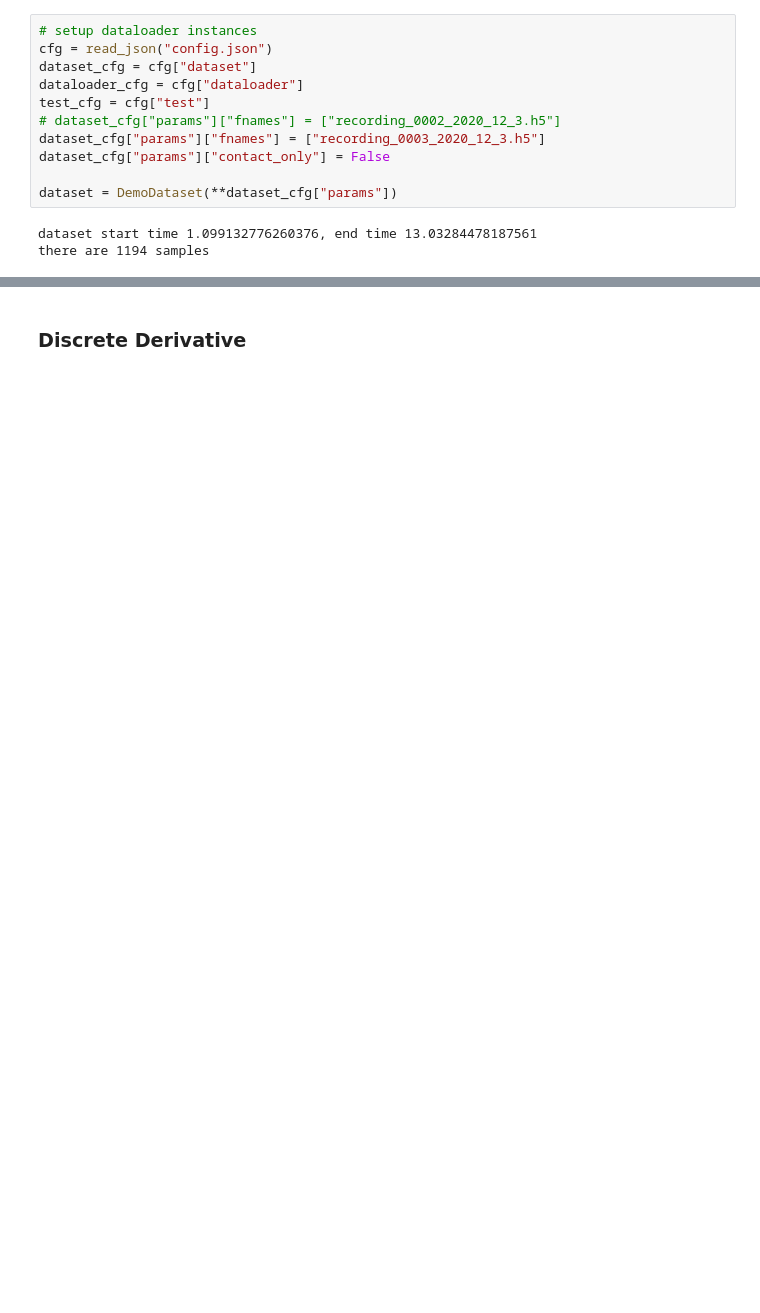
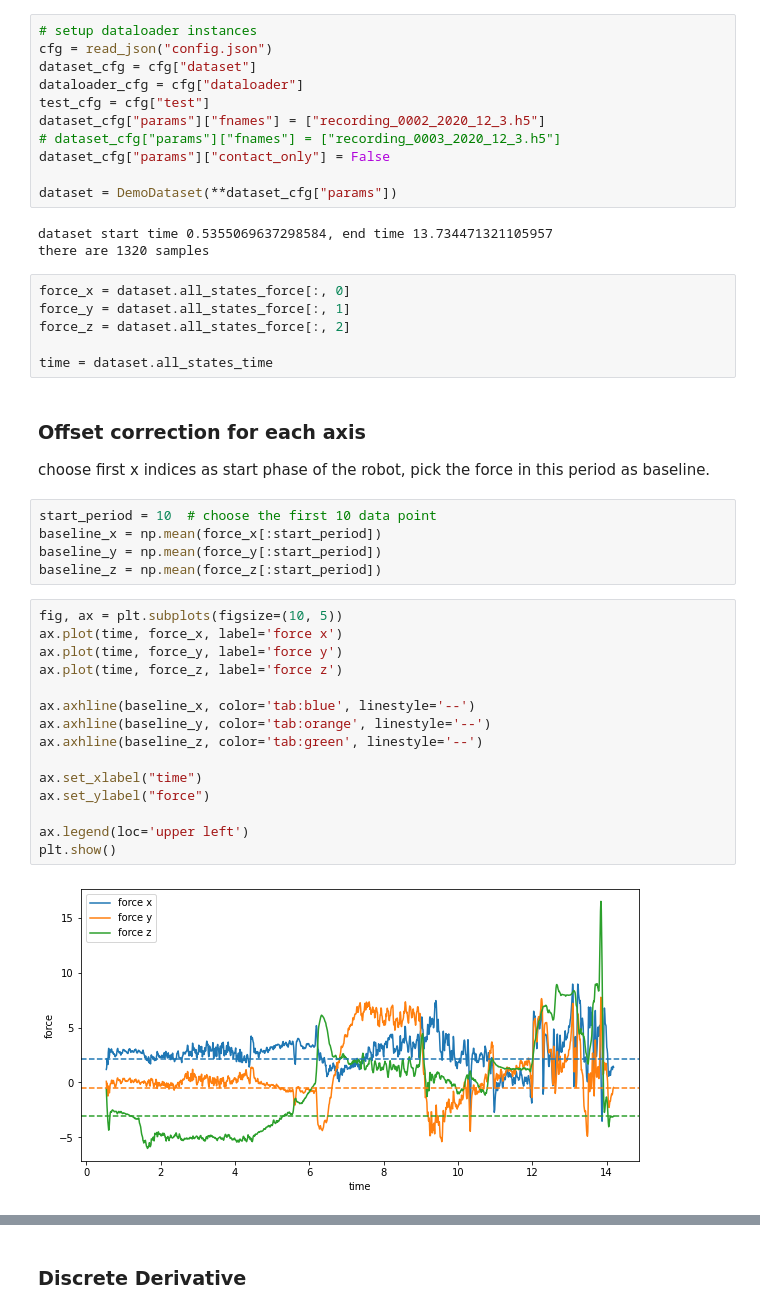
Before and after one commit to rsriram315/model_learning_robotic_assembly, a Jupyter notebook: notebooks/force_detection.ipynb, the cells around one changed output, grey strips where cells are left out. Cells and saved outputs as stored; diff of their text form; blank space fills up the shorter version.

```diff
--- a/notebooks/force_detection.ipynb
+++ b/notebooks/force_detection.ipynb
@@ -12,11 +12,43 @@ cfg = read_json("config.json")
 dataset_cfg = cfg["dataset"]
 dataloader_cfg = cfg["dataloader"]
 test_cfg = cfg["test"]
-# dataset_cfg["params"]["fnames"] = ["recording_0002_2020_12_3.h5"]
-dataset_cfg["params"]["fnames"] = ["recording_0003_2020_12_3.h5"]
+dataset_cfg["params"]["fnames"] = ["recording_0002_2020_12_3.h5"]
+# dataset_cfg["params"]["fnames"] = ["recording_0003_2020_12_3.h5"]
 dataset_cfg["params"]["contact_only"] = False
 
 dataset = DemoDataset(**dataset_cfg["params"])
 # %% [output]
-dataset start time 1.099132776260376, end time 13.03284478187561
-there are 1194 samples
+dataset start time 0.5355069637298584, end time 13.734471321105957
+there are 1320 samples
+# %%
+force_x = dataset.all_states_force[:, 0]
+force_y = dataset.all_states_force[:, 1]
+force_z = dataset.all_states_force[:, 2]
+
+time = dataset.all_states_time
+# %% [markdown]
+### Offset correction for each axis
+
+choose first x indices as start phase of the robot, pick the force in this period as baseline.
+# %%
+start_period = 10  # choose the first 10 data point
+baseline_x = np.mean(force_x[:start_period])
+baseline_y = np.mean(force_y[:start_period])
+baseline_z = np.mean(force_z[:start_period])
+# %%
+fig, ax = plt.subplots(figsize=(10, 5))
+ax.plot(time, force_x, label='force x')
+ax.plot(time, force_y, label='force y')
+ax.plot(time, force_z, label='force z')
+
+ax.axhline(baseline_x, color='tab:blue', linestyle='--')
+ax.axhline(baseline_y, color='tab:orange', linestyle='--')
+ax.axhline(baseline_z, color='tab:green', linestyle='--')
+
+ax.set_xlabel("time")
+ax.set_ylabel("force")
+
+ax.legend(loc='upper left')
+plt.show()
+# %% [output]
+[figure, added]
```
Also changed, not shown: parts of 23 cells of this notebook, 1 other file.
